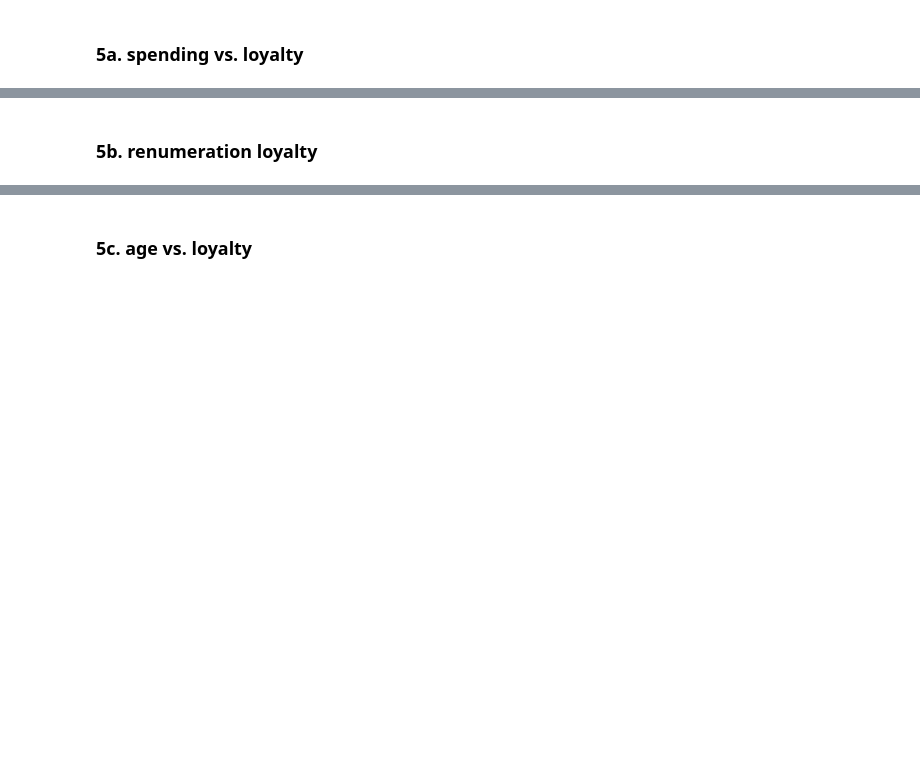
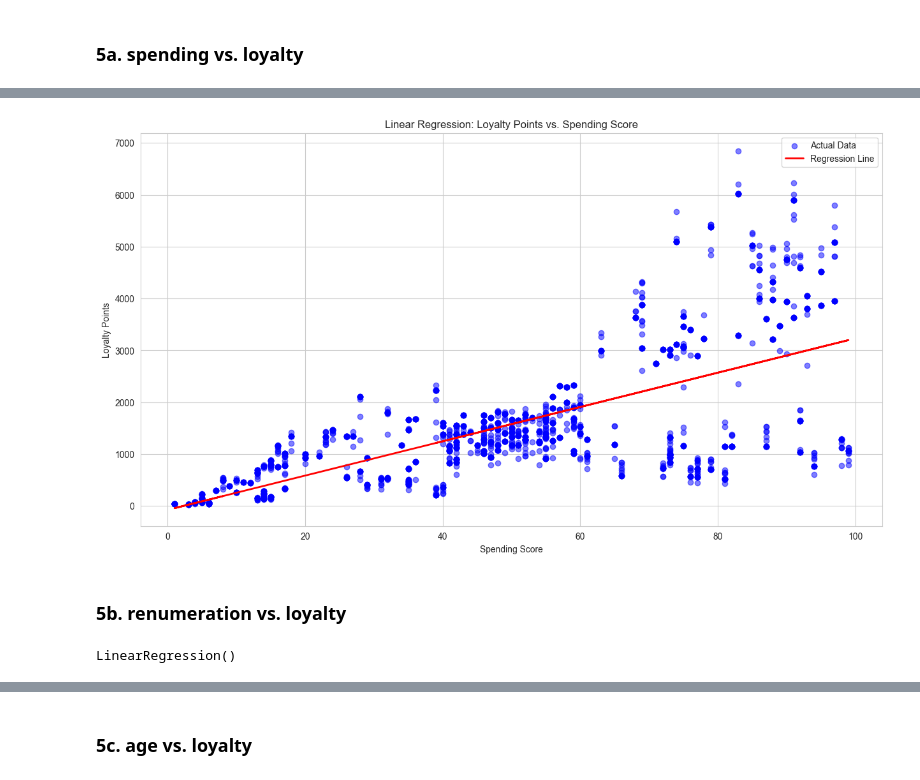
Before and after one commit to DimaBrikach/AdvancedAnalytics_Assignment, a Jupyter notebook: Dzmitry_Brykach_DA301_Assignment.ipynb, the cells around one changed output, grey strips where cells are left out. Drawn from its saved outputs; the diff is of its cells as text; code cells hidden in the pictures; blank space fills up the shorter version.

```diff
--- a/Dzmitry_Brykach_DA301_Assignment.ipynb
+++ b/Dzmitry_Brykach_DA301_Assignment.ipynb
@@ -81,5 +129,6 @@ dtype: int64
 # %%
 # Import new CSV file with Pandas.
-
+reviews_imported = pd.read_csv('reviews_clean.csv')
 
 # View DataFrame.
+reviews_imported.head()
@@ -89,9 +145,13 @@ dtype: int64
 ### 5a. spending vs. loyalty
 # %%
 # Define independent variable.
-
+X = reviews_imported['spending_score']
 
 # Define dependent variable.
-
+Y = reviews_imported['loyalty_points']
 
 # Create model and print summary of metrics.
+model = sm.OLS(Y, X)
+f = 'Y~X'
+spending_result = ols(f, data= reviews_imported).fit()
+spending_result.summary()
@@ -106,5 +196,6 @@ dtype: int64
 # %%
 # Set the X coefficient and the constant to generate the regression table.
-
+Y_pred = (spending_result.params['Intercept'] + spending_result.params['X'] * reviews_imported['spending_score'])
 
 # View the output.
+Y_pred
@@ -111,13 +215,31 @@ dtype: int64
 # %%
 # Plot the graph with a regression line.
+plt.figure(figsize=(15, 8))
+plt.scatter(X, Y, color='blue', alpha=0.5, label='Actual Data')
+plt.plot(X, Y_pred, color='red', linewidth=2, label='Regression Line')
+
+plt.title('Linear Regression: Loyalty Points vs. Spending Score')
+plt.xlabel('Spending Score')
+plt.ylabel('Loyalty Points')
+plt.legend()
+plt.grid(True)
+plt.show()
+# %% [output]
+[figure, added]
 # %% [markdown]
-### 5b. renumeration loyalty
+### 5b. renumeration vs. loyalty
 # %%
 # Define independent variable.
-
+X_renum = reviews_imported['renumeration'].values.reshape(-1,1)
 
 # Define dependent variable.
-
+Y_loyal = reviews_imported['loyalty_points'].values.reshape(-1,1)
 
 # Create model and print summary of metrics.
+lm = LinearRegression()
+
+# fit the model
+lm.fit(X_renum, Y_loyal)
+# %% [output]
+LinearRegression()
 # %%
```
Also changed, not shown: parts of 29 cells of this notebook.
